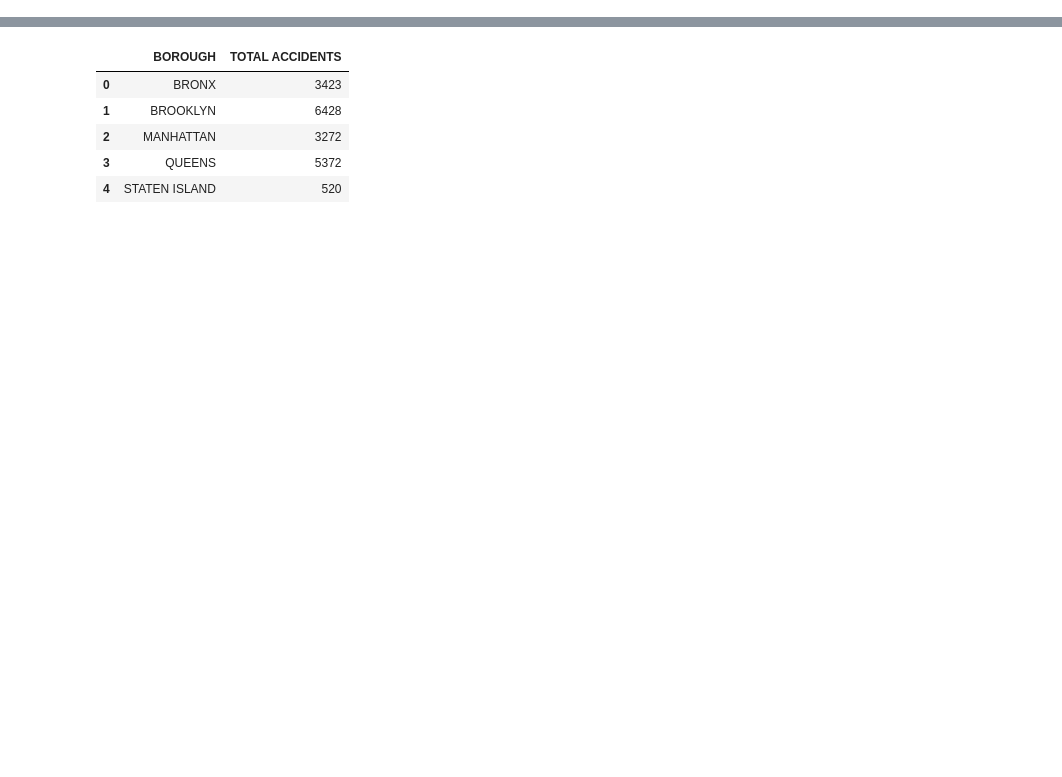
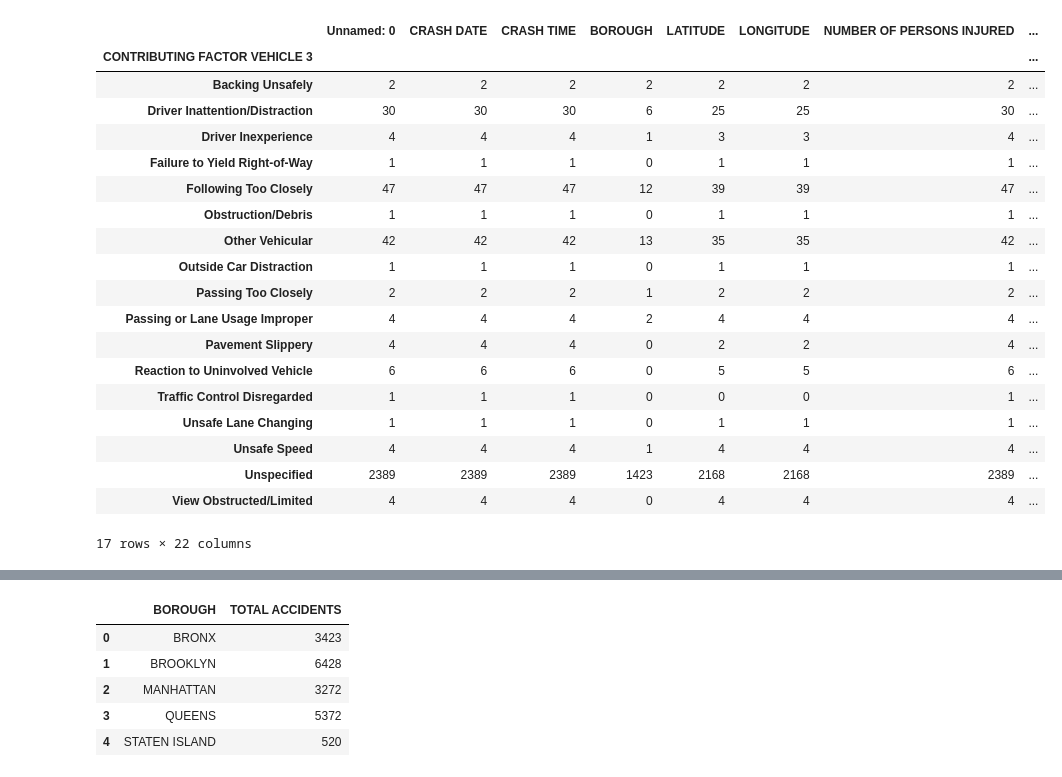
Before and after one commit to alizrui/VD-MEI, a Jupyter notebook: pract1/ploting.ipynb, the cells around one changed output, grey strips where cells are left out. Saved outputs shown, nothing was run; the diff lists cells and outputs as text; code cells hidden in the pictures; blank space fills up the shorter version.

```diff
--- a/pract1/ploting.ipynb
+++ b/pract1/ploting.ipynb
@@ -3,0 +21,17 @@ import altair as alt
+# %%
+db = pd.read_csv('/content/drive/MyDrive/Colab Notebooks/raw_data.csv') #('raw_data.csv')
+
+# elimina columnas innecesarias
+filtered_db = db.drop(columns=['ZIP CODE',
+                            'LOCATION',
+                            'ON STREET NAME',
+                            'CROSS STREET NAME',
+                            'OFF STREET NAME',
+                            'VEHICLE TYPE CODE 1',
+                            'VEHICLE TYPE CODE 2',
+                            'VEHICLE TYPE CODE 3',
+                            'VEHICLE TYPE CODE 4',
+                            'VEHICLE TYPE CODE 5'])
+
+# concatena columnas CRASH DATE y CRASH TIME
+filtered_db['CRASH DATETIME'] = filtered_db['CRASH DATE'] + " " +  filtered_db['CRASH TIME']
@@ -3,0 +114,23 @@ import altair as alt
+# %%
+filtered_db.groupby(['CONTRIBUTING FACTOR VEHICLE 3']).count()
+# %% [output]
+|  | Unnamed: 0 | CRASH DATE | CRASH TIME | BOROUGH | LATITUDE | LONGITUDE | NUMBER OF PERSONS INJURED | ... |
+| CONTRIBUTING FACTOR VEHICLE 3 |  |  |  |  |  |  |  | ... |
+| Backing Unsafely | 2 | 2 | 2 | 2 | 2 | 2 | 2 | ... |
+| Driver Inattention/Distraction | 30 | 30 | 30 | 6 | 25 | 25 | 30 | ... |
+| Driver Inexperience | 4 | 4 | 4 | 1 | 3 | 3 | 4 | ... |
+| Failure to Yield Right-of-Way | 1 | 1 | 1 | 0 | 1 | 1 | 1 | ... |
+| Following Too Closely | 47 | 47 | 47 | 12 | 39 | 39 | 47 | ... |
+| Obstruction/Debris | 1 | 1 | 1 | 0 | 1 | 1 | 1 | ... |
+| Other Vehicular | 42 | 42 | 42 | 13 | 35 | 35 | 42 | ... |
+| Outside Car Distraction | 1 | 1 | 1 | 0 | 1 | 1 | 1 | ... |
+| Passing Too Closely | 2 | 2 | 2 | 1 | 2 | 2 | 2 | ... |
+| Passing or Lane Usage Improper | 4 | 4 | 4 | 2 | 4 | 4 | 4 | ... |
+| Pavement Slippery | 4 | 4 | 4 | 0 | 2 | 2 | 4 | ... |
+| Reaction to Uninvolved Vehicle | 6 | 6 | 6 | 0 | 5 | 5 | 6 | ... |
+| Traffic Control Disregarded | 1 | 1 | 1 | 0 | 0 | 0 | 1 | ... |
+| Unsafe Lane Changing | 1 | 1 | 1 | 0 | 1 | 1 | 1 | ... |
+| Unsafe Speed | 4 | 4 | 4 | 1 | 4 | 4 | 4 | ... |
+| Unspecified | 2389 | 2389 | 2389 | 1423 | 2168 | 2168 | 2389 | ... |
+| View Obstructed/Limited | 4 | 4 | 4 | 0 | 4 | 4 | 4 | ... |
+17 rows × 22 columns
```
Also changed, not shown: parts of 69 cells of this notebook, 12 other files.
